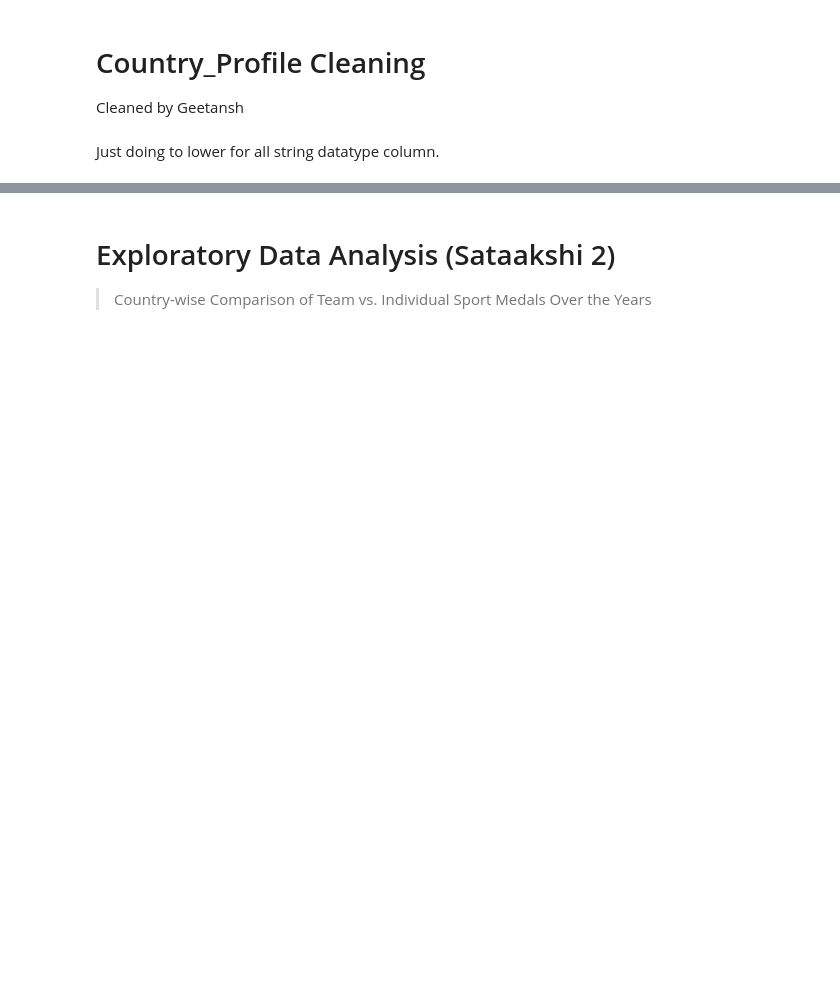
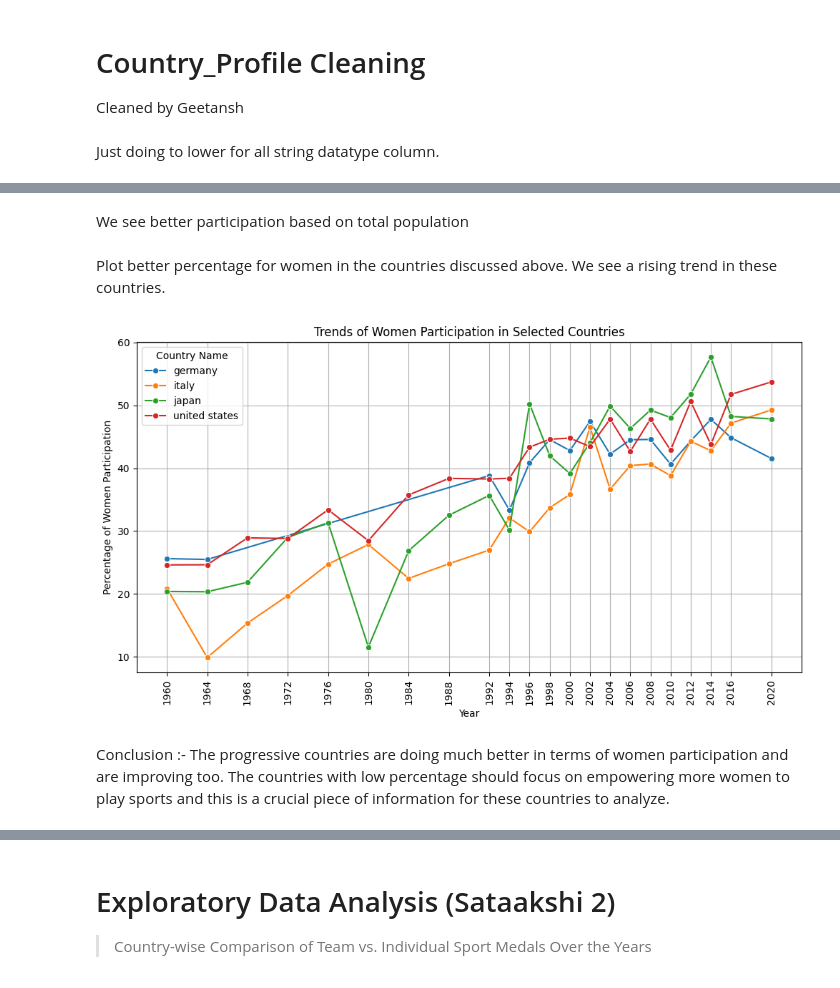
Before and after one commit to Geetansh170/OlympiTrack, a Jupyter notebook: exp/DIC_Project_phase1.ipynb, the cells around one changed output, grey strips where cells are left out. Cells and saved outputs as stored; diff of their text form; code cells hidden in the pictures; blank space fills up the shorter version.

```diff
--- a/exp/DIC_Project_phase1.ipynb
+++ b/exp/DIC_Project_phase1.ipynb
@@ -221,0 +784,21 @@ print(Country_Profile.head(10))
+# %% [markdown]
+We see better participation based on total population
+# %% [markdown]
+Plot better percentage for women in the countries discussed above. We see a rising trend in these countries.
+# %%
+selected_countries = ['united states', 'italy', 'germany', 'china', 'japan']
+df_selected = merged_data[merged_data['Country Name'].isin(selected_countries)]
+
+plt.figure(figsize=(12, 6))
+sns.lineplot(data=df_selected, x='year', y='percentage_women_better', hue='Country Name', marker='o')
+plt.title('Trends of Women Participation in Selected Countries')
+plt.xlabel('Year')
+plt.ylabel('Percentage of Women Participation')
+plt.xticks(df_selected['year'].unique(), rotation=90)
+plt.grid(True)
+plt.legend(title='Country Name')
+plt.show()
+# %% [output]
+[figure, added]
+# %% [markdown]
+Conclusion :- The progressive countries are doing much better in terms of women participation and are improving too. The countries with low percentage should focus on empowering more women to play sports and this is a crucial piece of information for these countries to analyze.
```
Also changed, not shown: parts of 102 cells of this notebook.
